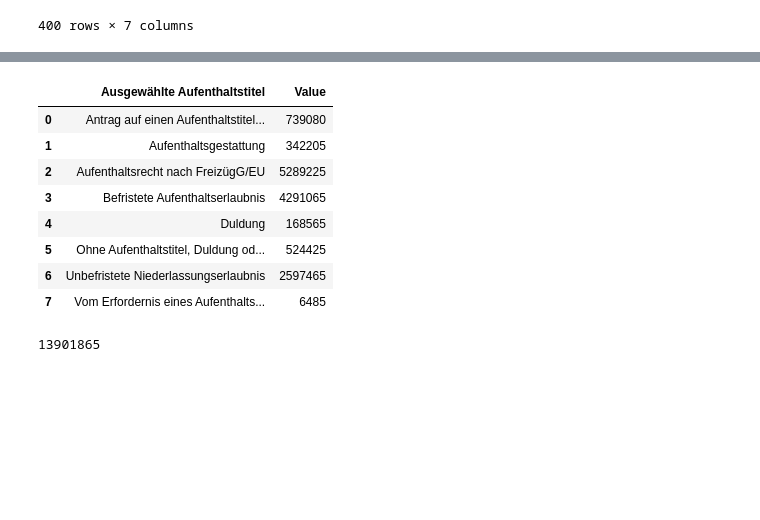
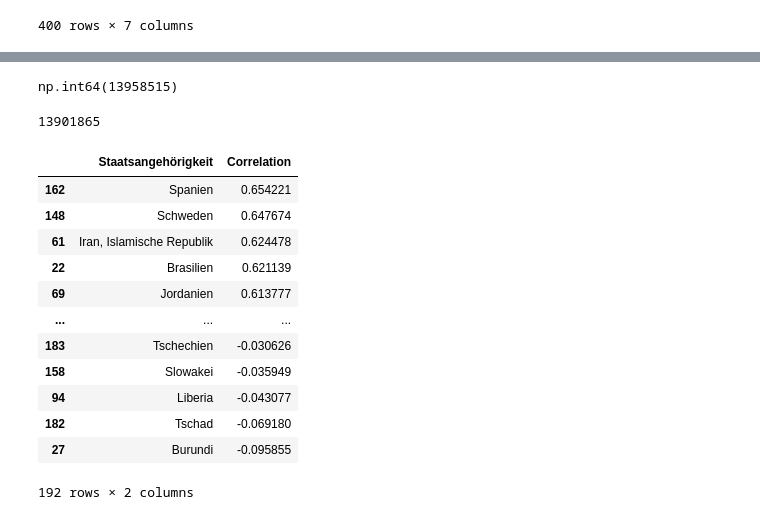
Before and after one commit to Antonijatzele/DSI_Abschlussprojekt, a Jupyter notebook: Daten/Migration/Auslaender_Anteil.ipynb, the cells around one changed output, grey strips where cells are left out. Cells and saved outputs as stored; diff of their text form; code cells hidden in the pictures; blank space fills up the shorter version.

```diff
--- a/Daten/Migration/Auslaender_Anteil.ipynb
+++ b/Daten/Migration/Auslaender_Anteil.ipynb
@@ -108,18 +108,27 @@ sns.relplot(df3, x="Dichte", y="Anteil", col="Ausgewählte Aufenthaltstitel")
 # %%
-df_stat.groupby(["Ausgewählte Aufenthaltstitel"])["Value"].sum().reset_index()
 # %% [output]
-|  | Ausgewählte Aufenthaltstitel | Value |
-| 0 | Antrag auf einen Aufenthaltstitel... | 739080 |
-| 1 | Aufenthaltsgestattung | 342205 |
-| 2 | Aufenthaltsrecht nach FreizügG/EU | 5289225 |
-| 3 | Befristete Aufenthaltserlaubnis | 4291065 |
-| 4 | Duldung | 168565 |
-| 5 | Ohne Aufenthaltstitel, Duldung od... | 524425 |
-| 6 | Unbefristete Niederlassungserlaubnis | 2597465 |
-| 7 | Vom Erfordernis eines Aufenthalts... | 6485 |
+np.int64(13958515)
 # %%
 18192930-4291065
 # %% [output]
 13901865
 # %%
 df3.to_csv("scatter_plot_anteil_dichte.csv")
+# %%
+df_corr = df3.groupby('Staatsangehörigkeit').apply(lambda x: x['Dichte'].corr(x['Anteil'])).reset_index(name='Correlation').dropna()
+df_corr = df_corr.sort_values(by='Correlation', ascending=False)
+df_corr
+# %% [output]
+|  | Staatsangehörigkeit | Correlation |
+| 162 | Spanien | 0.654221 |
+| 148 | Schweden | 0.647674 |
+| 61 | Iran, Islamische Republik | 0.624478 |
+| 22 | Brasilien | 0.621139 |
+| 69 | Jordanien | 0.613777 |
+| ... | ... | ... |
+| 183 | Tschechien | -0.030626 |
+| 158 | Slowakei | -0.035949 |
+| 94 | Liberia | -0.043077 |
+| 182 | Tschad | -0.069180 |
+| 27 | Burundi | -0.095855 |
+192 rows × 2 columns
```
Also changed, not shown: parts of 6 cells of this notebook, 6 other files.
